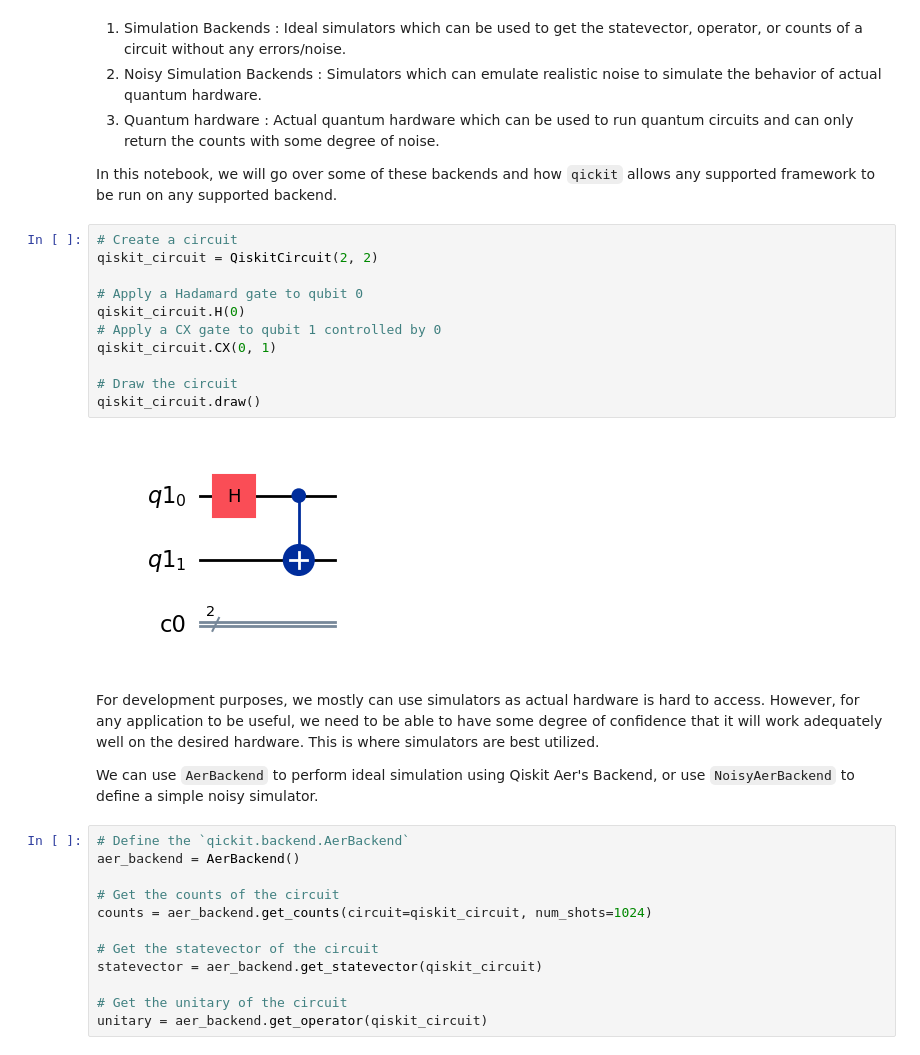
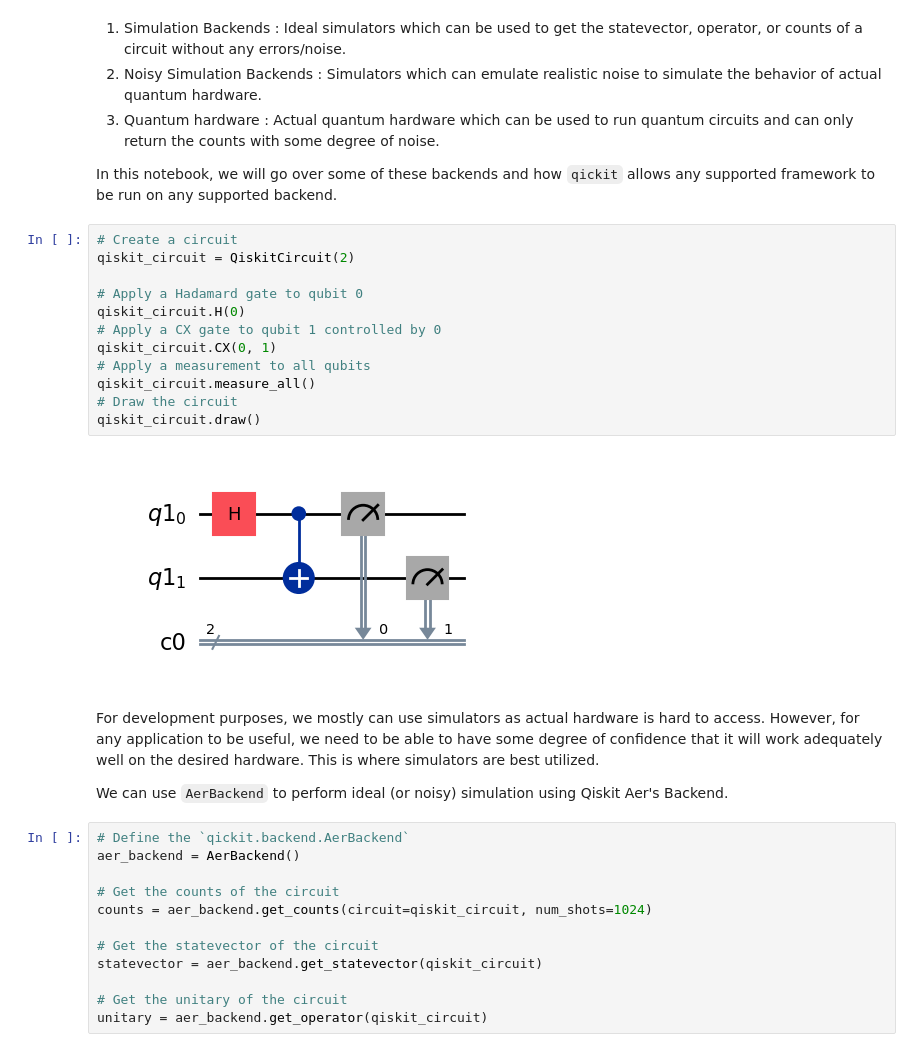
Before and after one commit to Qualition/quick, a Jupyter notebook: notebooks/Running Quantum Circuits.ipynb, the cells around one changed output. Drawn from its saved outputs; the diff is of its cells as text.

```diff
--- a/notebooks/Running Quantum Circuits.ipynb
+++ b/notebooks/Running Quantum Circuits.ipynb
@@ -19,21 +19,22 @@ This notebook is dedicated to the demonstration of how `qickit` can be used to r
 In this notebook, we will go over some of these backends and how `qickit` allows any supported framework to be run on any supported backend.
 # %%
 # Create a circuit
-qiskit_circuit = QiskitCircuit(2, 2)
+qiskit_circuit = QiskitCircuit(2)
 
 # Apply a Hadamard gate to qubit 0
 qiskit_circuit.H(0)
 # Apply a CX gate to qubit 1 controlled by 0
 qiskit_circuit.CX(0, 1)
-
+# Apply a measurement to all qubits
+qiskit_circuit.measure_all()
 # Draw the circuit
 qiskit_circuit.draw()
 # %% [output]
-[figure, old version]
+[figure, new version]
 # %% [markdown]
 For development purposes, we mostly can use simulators as actual hardware is hard to access. However, for any application to be useful, we need to be able to have some degree of confidence that it will work adequately well on the desired hardware. This is where simulators are best utilized.
 
-We can use `AerBackend` to perform ideal simulation using Qiskit Aer's Backend, or use `NoisyAerBackend` to define a simple noisy simulator.
+We can use `AerBackend` to perform ideal (or noisy) simulation using Qiskit Aer's Backend.
 # %%
 # Define the `qickit.backend.AerBackend`
 aer_backend = AerBackend()
```
Also changed, not shown: parts of 10 cells of this notebook, 35 other files.
